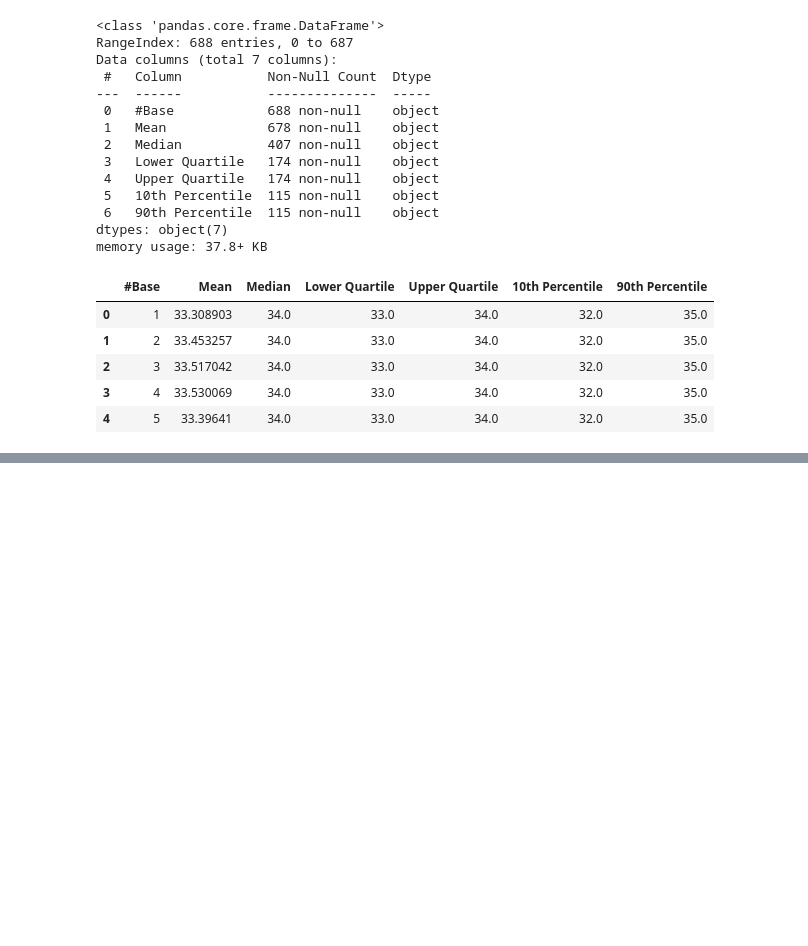
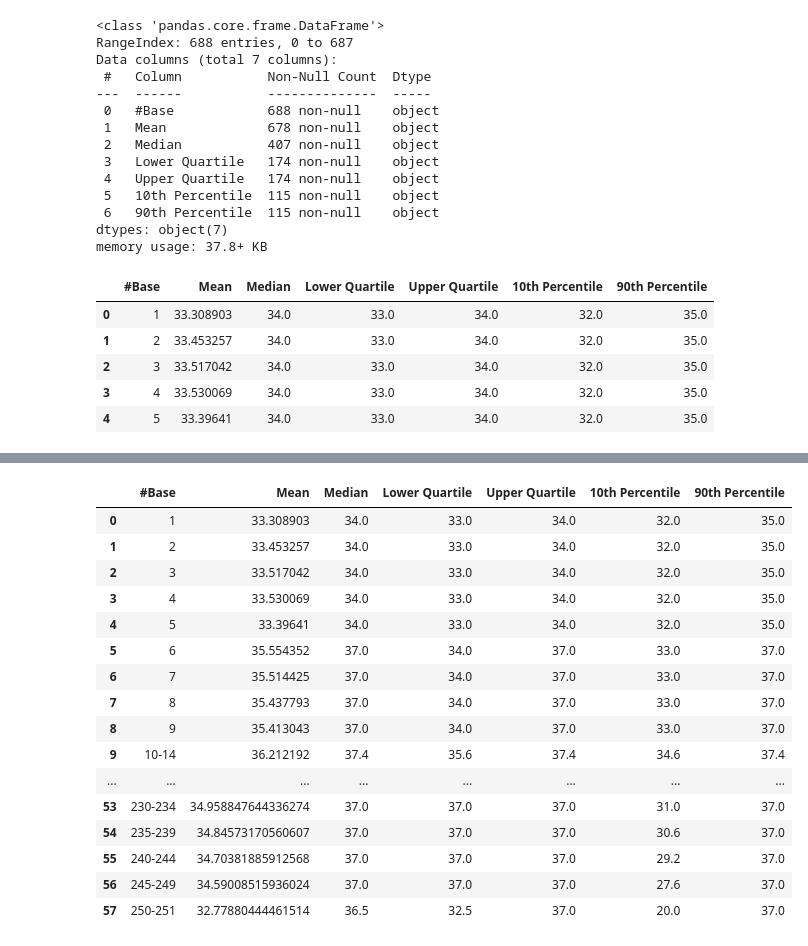
Before and after one commit to chloea31/personal_project, a Jupyter notebook: notebooks/unicycler/Unicycler_analysis.ipynb, the cells around one changed output, grey strips where cells are left out. Drawn from its saved outputs; the diff is of its cells as text; code cells hidden in the pictures; blank space fills up the shorter version.

```diff
--- a/notebooks/unicycler/Unicycler_analysis.ipynb
+++ b/notebooks/unicycler/Unicycler_analysis.ipynb
@@ -30 +45,22 @@ memory usage: 37.8+ KB
+# %%
+#illumina_f(illumina_f[illumina_f["#Base"] != str(">>END_MODULE")] & illumina_f[illumina_f["#Base"] != str(1101)])
+illumina_f.head(58)
+# %% [output]
+|  | #Base | Mean | Median | Lower Quartile | Upper Quartile | 10th Percentile | 90th Percentile |
+| 0 | 1 | 33.308903 | 34.0 | 33.0 | 34.0 | 32.0 | 35.0 |
+| 1 | 2 | 33.453257 | 34.0 | 33.0 | 34.0 | 32.0 | 35.0 |
+| 2 | 3 | 33.517042 | 34.0 | 33.0 | 34.0 | 32.0 | 35.0 |
+| 3 | 4 | 33.530069 | 34.0 | 33.0 | 34.0 | 32.0 | 35.0 |
+| 4 | 5 | 33.39641 | 34.0 | 33.0 | 34.0 | 32.0 | 35.0 |
+| 5 | 6 | 35.554352 | 37.0 | 34.0 | 37.0 | 33.0 | 37.0 |
+| 6 | 7 | 35.514425 | 37.0 | 34.0 | 37.0 | 33.0 | 37.0 |
+| 7 | 8 | 35.437793 | 37.0 | 34.0 | 37.0 | 33.0 | 37.0 |
+| 8 | 9 | 35.413043 | 37.0 | 34.0 | 37.0 | 33.0 | 37.0 |
+| 9 | 10-14 | 36.212192 | 37.4 | 35.6 | 37.4 | 34.6 | 37.4 |
+| ... | ... | ... | ... | ... | ... | ... | ... |
+| 53 | 230-234 | 34.958847644336274 | 37.0 | 37.0 | 37.0 | 31.0 | 37.0 |
+| 54 | 235-239 | 34.84573170560607 | 37.0 | 37.0 | 37.0 | 30.6 | 37.0 |
+| 55 | 240-244 | 34.70381885912568 | 37.0 | 37.0 | 37.0 | 29.2 | 37.0 |
+| 56 | 245-249 | 34.59008515936024 | 37.0 | 37.0 | 37.0 | 27.6 | 37.0 |
+| 57 | 250-251 | 32.77880444461514 | 36.5 | 32.5 | 37.0 | 20.0 | 37.0 |
 # %%
```
Also changed, not shown: parts of 4 cells of this notebook.
